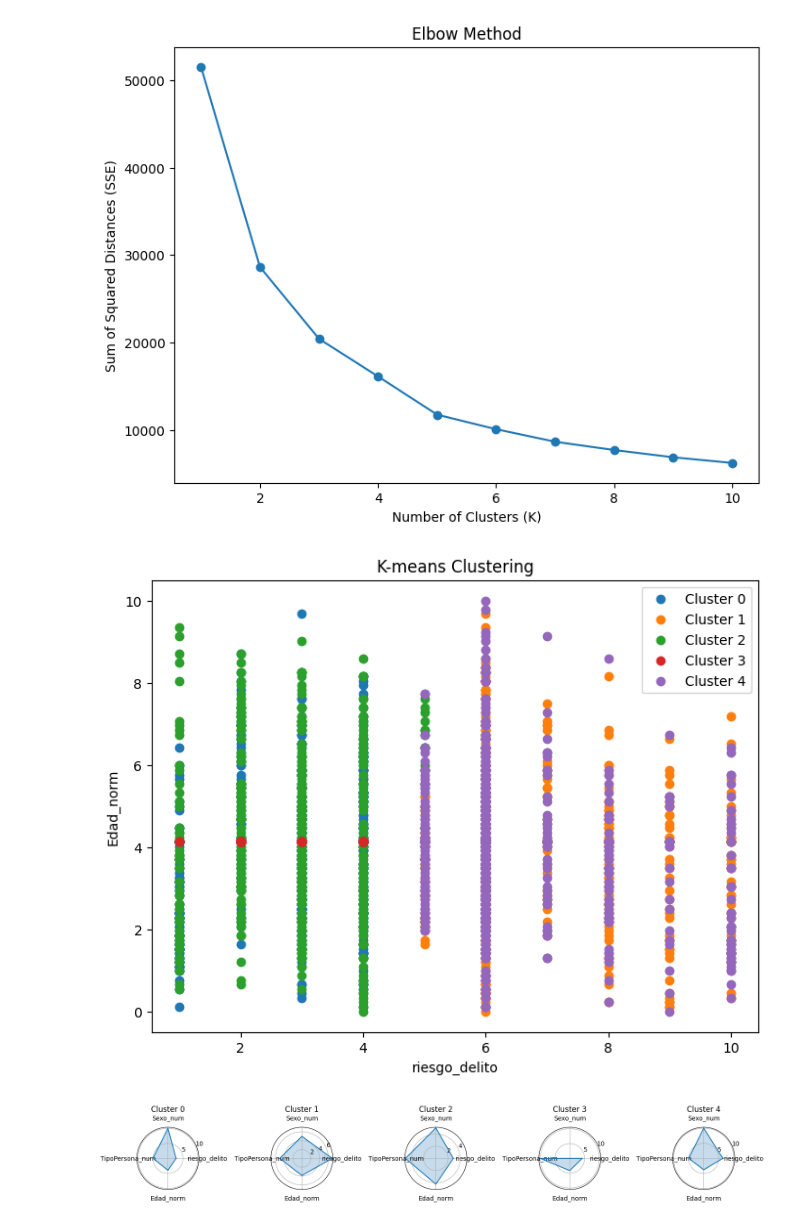
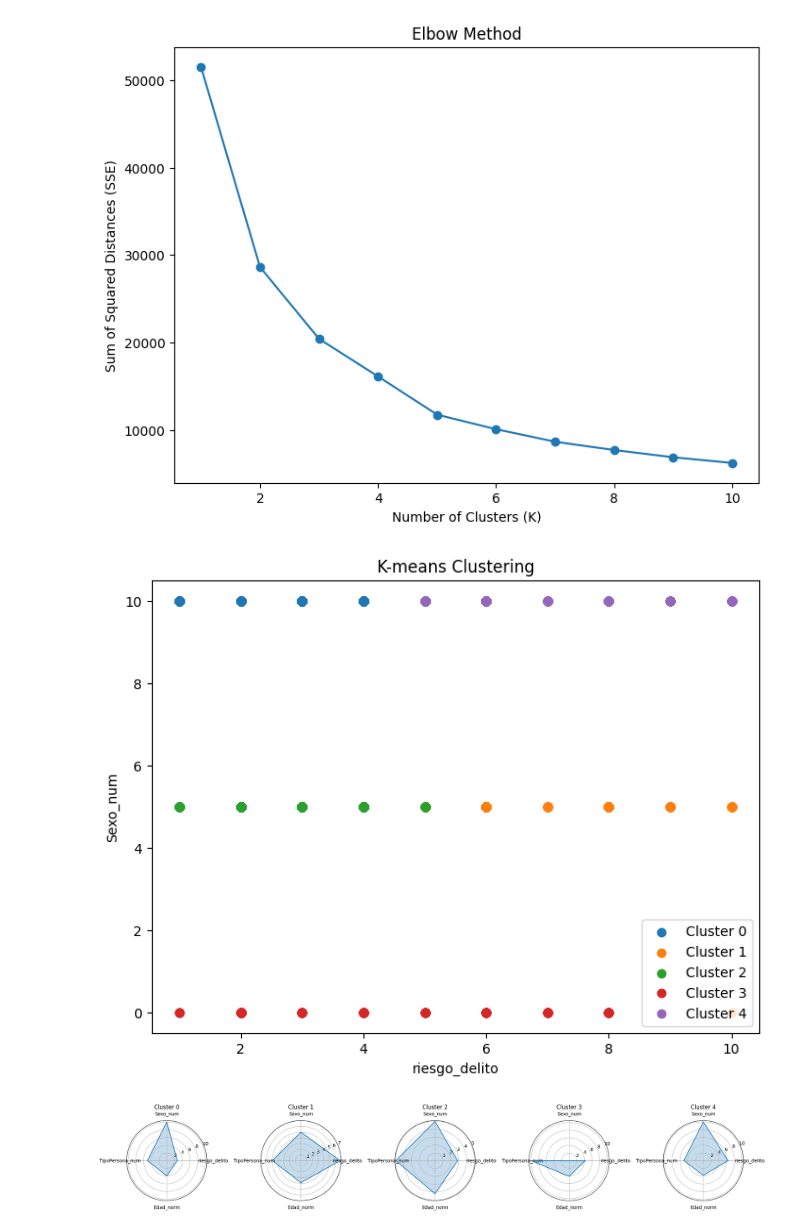
Before and after one commit to alexvasqxz/DS_Projects, a Jupyter notebook: Criminalidad/Cluster_MilpaAlta.ipynb, the cells around one changed output. Cells and saved outputs as stored; diff of their text form; code cells hidden in the pictures.

```diff
--- a/Criminalidad/Cluster_MilpaAlta.ipynb
+++ b/Criminalidad/Cluster_MilpaAlta.ipynb
@@ -136,15 +136,15 @@ selected_data['K-Cluster'] = clusters
 
 plt.figure(figsize=(8, 6))
 for cluster_label, cluster_data in selected_data.groupby('K-Cluster'):
-    plt.scatter(cluster_data['riesgo_delito'], cluster_data['Edad_norm'], label=f'Cluster {cluster_label}')
+    plt.scatter(cluster_data['riesgo_delito'], cluster_data['Sexo_num'], label=f'Cluster {cluster_label}')
 
 plt.xlabel('riesgo_delito')
-plt.ylabel('Edad_norm')
+plt.ylabel('Sexo_num')
 plt.title('K-means Clustering')
 plt.legend()
 plt.show()
 # %% [output]
-[figure, old version]
+[figure, new version]
 # %%
 from math import pi
 import numpy as np
@@ -153,32 +153,32 @@ radar_data = selected_data
 cluster_means = radar_data.groupby('K-Cluster').mean().reset_index()
 num_clusters = len(cluster_means)
 variable_names = ['riesgo_delito', 'Sexo_num', 'TipoPersona_num', 'Edad_norm']
 
 angles = np.linspace(0, 2 * pi, len(variable_names), endpoint=False).tolist()
 angles += angles[:1]
 
-fig, axs = plt.subplots(1, num_clusters, figsize=(15, 5), subplot_kw={'projection': 'polar'})
+fig, axs = plt.subplots(1, num_clusters, figsize=(20, 10), subplot_kw={'projection': 'polar'})
 
 for cluster_idx, ax in enumerate(axs):
     # Get the cluster mean values
     cluster_values = cluster_means.loc[cluster_idx, variable_names].values.tolist()
     cluster_values += cluster_values[:1]
 
     # Create a radar plot for the cluster
     ax.plot(angles, cluster_values)
     ax.fill(angles, cluster_values, alpha=0.25)
 
     # Set the title for the cluster
     ax.set_title(f'Cluster {cluster_idx}')
 
     # Set the labels for the radar plot
     ax.set_xticks(angles[:-1])
     ax.set_xticklabels(variable_names)
 
 # Adjust the spacing between subplots
 plt.tight_layout()
 
 # Show the radar plot
 plt.show()
 # %% [output]
-[figure, old version]
+[figure, new version]
```
Also changed, not shown: 3 other files.
